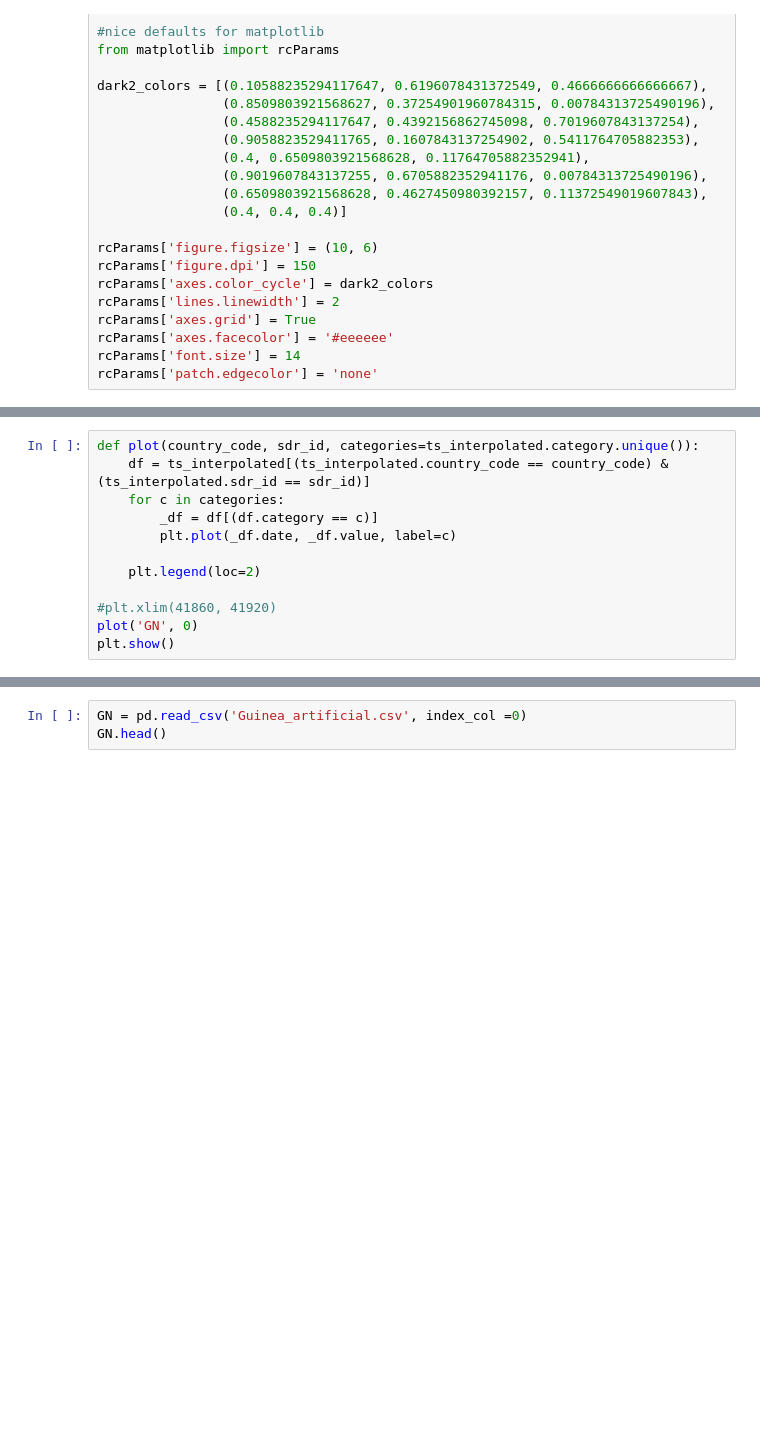
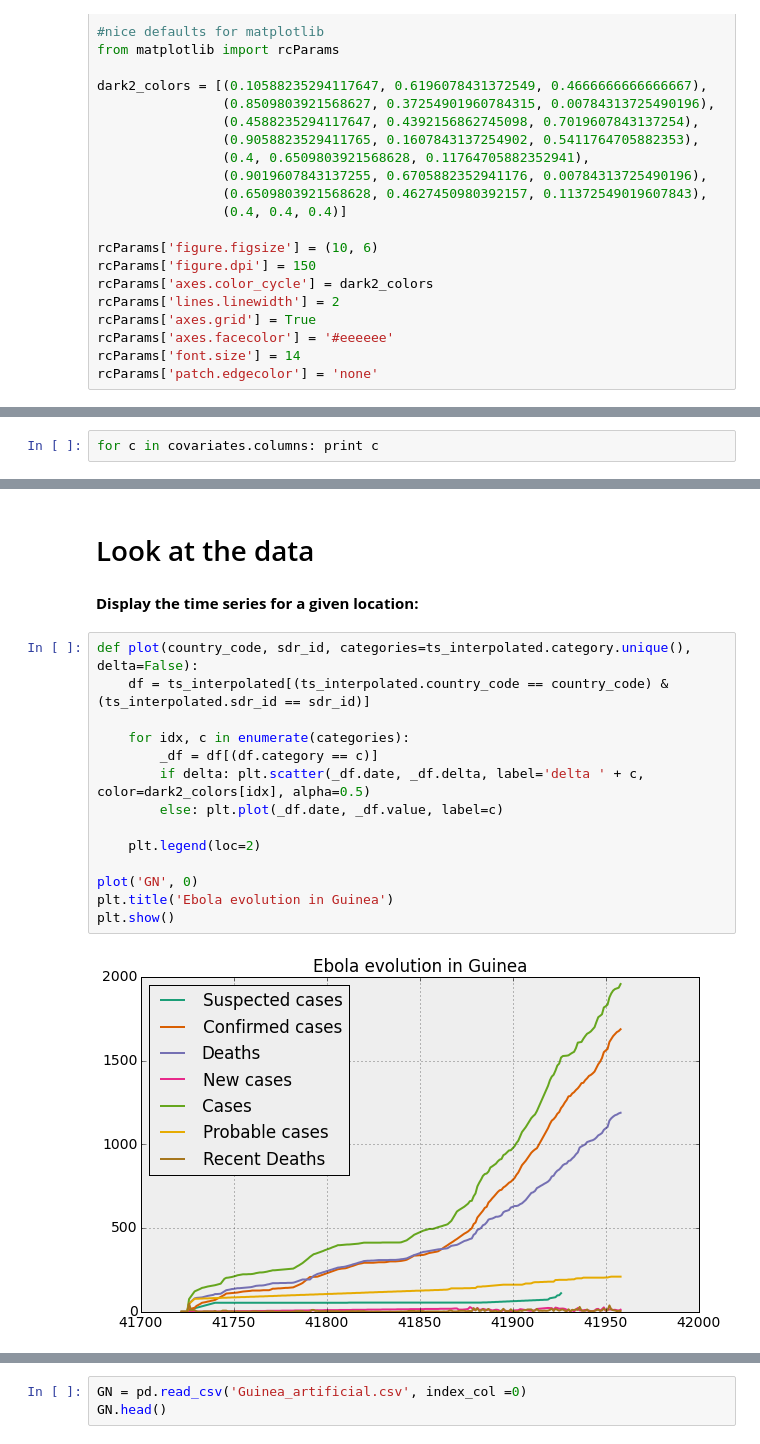
Before and after one commit to gsabran/data-science-project, a Jupyter notebook: code/timeseries.ipynb, the cells around one changed output, grey strips where cells are left out. Drawn from its saved outputs; the diff is of its cells as text; blank space fills up the shorter version.

```diff
--- a/code/timeseries.ipynb
+++ b/code/timeseries.ipynb
@@ -256,12 +29,0 @@ ts_interpolated[ts_interpolated.type == 'original'].groupby(['country_code', 'sd
-# %%
-def plot(country_code, sdr_id, categories=ts_interpolated.category.unique()):
-    df = ts_interpolated[(ts_interpolated.country_code == country_code) & (ts_interpolated.sdr_id == sdr_id)]
-    for c in categories:
-        _df = df[(df.category == c)]
-        plt.plot(_df.date, _df.value, label=c)
-
-    plt.legend(loc=2)
-
-#plt.xlim(41860, 41920)
-plot('GN', 0)
-plt.show()
@@ -392,0 +51,2 @@ selected_regions.head()
+# %%
+for c in covariates.columns: print c
@@ -392,0 +314,20 @@ selected_regions.head()
+# %% [markdown]
+# Look at the data
+# %% [markdown]
+**Display the time series for a given location:**
+# %%
+def plot(country_code, sdr_id, categories=ts_interpolated.category.unique(), delta=False):
+    df = ts_interpolated[(ts_interpolated.country_code == country_code) & (ts_interpolated.sdr_id == sdr_id)]
+
+    for idx, c in enumerate(categories):
+        _df = df[(df.category == c)]
+        if delta: plt.scatter(_df.date, _df.delta, label='delta ' + c, color=dark2_colors[idx], alpha=0.5)
+        else: plt.plot(_df.date, _df.value, label=c)
+
+    plt.legend(loc=2)
+
+plot('GN', 0)
+plt.title('Ebola evolution in Guinea')
+plt.show()
+# %% [output]
+[figure, added]
```
Also changed, not shown: parts of 58 cells of this notebook, 1 other file.
